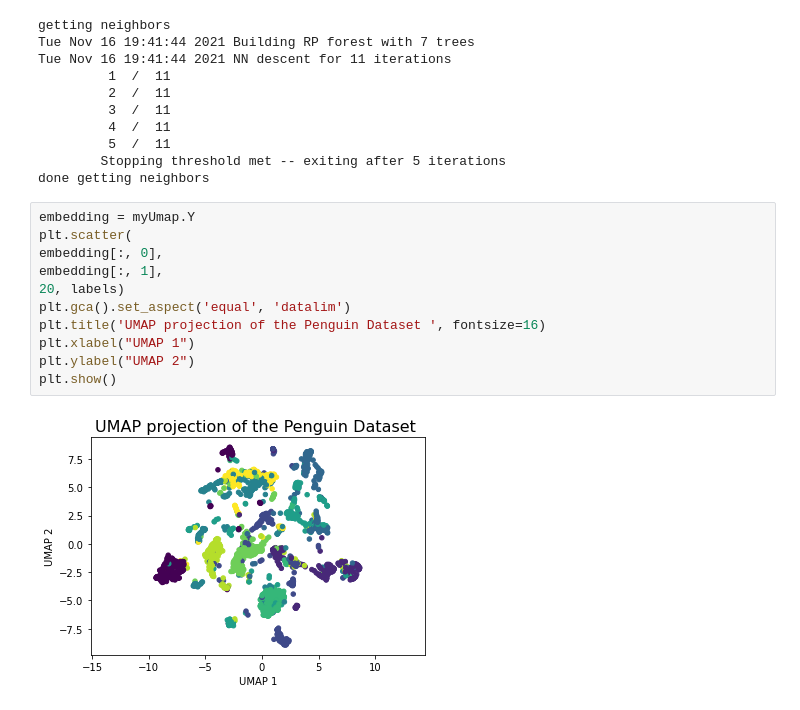
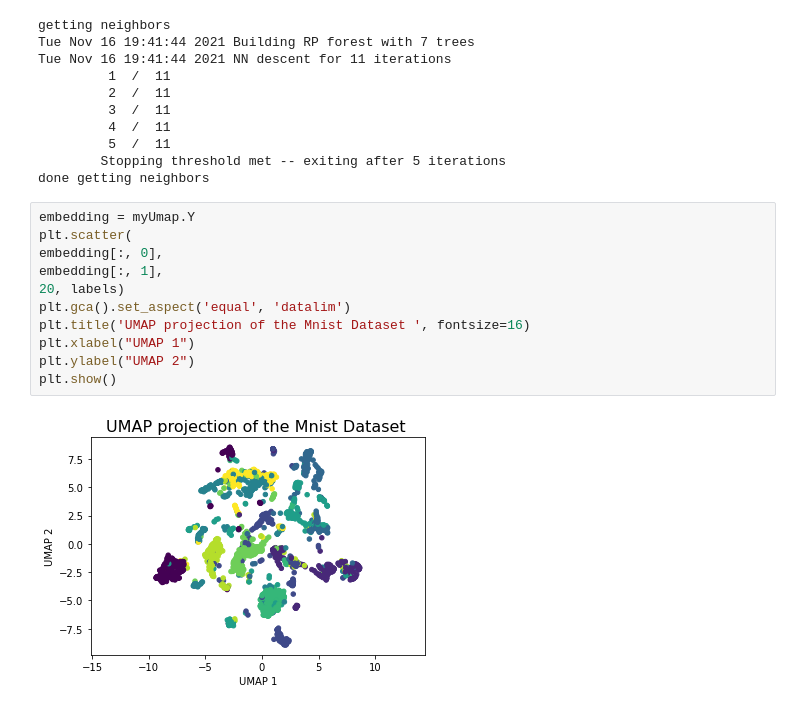
Before and after one commit to lewinsohndp/dimensional-reduction, a Jupyter notebook: example_umap.ipynb, the cells around one changed output. Cells and saved outputs as stored; diff of their text form.

Commit message:
updated graph label

```diff
--- a/example_umap.ipynb
+++ b/example_umap.ipynb
@@ -81,13 +81,13 @@ done getting neighbors
 # %%
 embedding = myUmap.Y
 plt.scatter(
 embedding[:, 0],
 embedding[:, 1],
 20, labels)
 plt.gca().set_aspect('equal', 'datalim')
-plt.title('UMAP projection of the Penguin Dataset ', fontsize=16)
+plt.title('UMAP projection of the Mnist Dataset ', fontsize=16)
 plt.xlabel("UMAP 1")
 plt.ylabel("UMAP 2")
 plt.show()
 # %% [output]
-[figure, old version]
+[figure, new version]
```
